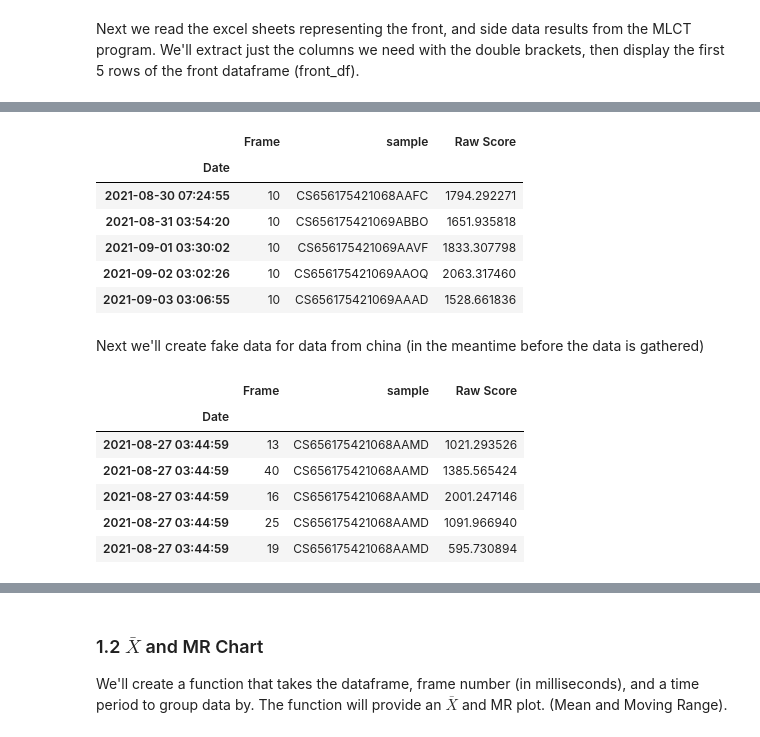
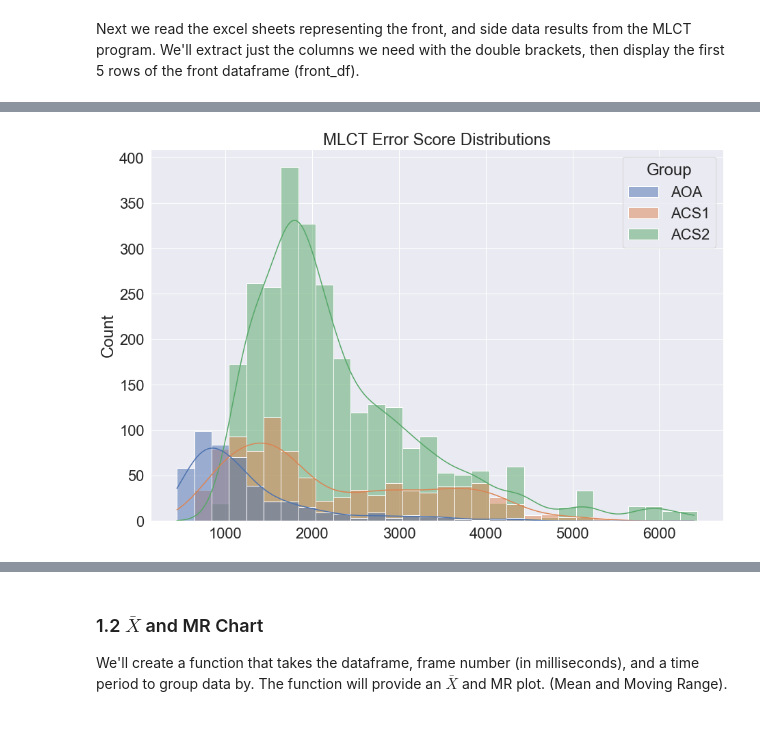
Before and after one commit to zacharynp/mlct_analysis, a Jupyter notebook: notebook.ipynb, the cells around one changed output, grey strips where cells are left out. Drawn from its saved outputs; the diff is of its cells as text; code cells hidden in the pictures.

```diff
--- a/notebook.ipynb
+++ b/notebook.ipynb
@@ -68,32 +146,23 @@ front_aoa_df[front_aoa_df['Frame'] == 10].head()
-# %%
-side_aoa_df[side_aoa_df['Frame'] == 10].head()
-# %% [output]
-|  | Frame | sample | Raw Score |
-| Date |  |  |  |
-| 2021-08-30 07:24:55 | 10 | CS656175421068AAFC | 1794.292271 |
-| 2021-08-31 03:54:20 | 10 | CS656175421069ABBO | 1651.935818 |
-| 2021-09-01 03:30:02 | 10 | CS656175421069AAVF | 1833.307798 |
-| 2021-09-02 03:02:26 | 10 | CS656175421069AAOQ | 2063.317460 |
-| 2021-09-03 03:06:55 | 10 | CS656175421069AAAD | 1528.661836 |
-# %% [markdown]
-Next we'll create fake data for data from china (in the meantime before the data is gathered)
-# %%
-# Copy the first datasets
-front_acs_df = front_aoa_df.copy()
-side_acs_df = side_aoa_df.copy()
-
-# Add random noise to scores
-noise_range = 1500
-front_acs_df['Raw Score'] = front_acs_df['Raw Score'] - noise_range/2 + np.random.randint(noise_range, size=len(front_acs_df))
-side_acs_df['Raw Score'] =  side_acs_df['Raw Score'] - noise_range/2 + np.random.randint(noise_range, size=len(side_acs_df))
-
-# Show preview
-front_acs_df.head()
-# %% [output]
-|  | Frame | sample | Raw Score |
-| Date |  |  |  |
-| 2021-08-27 03:44:59 | 13 | CS656175421068AAMD | 1021.293526 |
-| 2021-08-27 03:44:59 | 40 | CS656175421068AAMD | 1385.565424 |
-| 2021-08-27 03:44:59 | 16 | CS656175421068AAMD | 2001.247146 |
-| 2021-08-27 03:44:59 | 25 | CS656175421068AAMD | 1091.966940 |
-| 2021-08-27 03:44:59 | 19 | CS656175421068AAMD | 595.730894 |
+# %%
+this_df_c['Date'] = pd.to_datetime(this_df_c['Date']).dt.strftime('%Y-%m-%d')
+this_df_c['Part Number'] = this_df_c['partnumber']
+this_df_c['Frame (ms)'] = this_df_c['Frame']
+this_df_c['Sample ID'] = this_df_c['frm_name'].apply(lambda x: x.split('_')[0])
+this_df_c['MLCT Error Score'] = this_df_c['Score']
+this_df_c['MLCT Std Error Score'] = this_df_c['sigma']
+this_df_c['TS Rank'] = this_df_c['Rank']
+this_df = this_df_c[['Date', 'Facility', 'Group', 'Part Number', 'Frame (ms)', 'Sample ID', 'MLCT Error Score', 'MLCT Std Error Score', 'TS Rank', 'Rank_noisy']]
+# this_df.to_excel(r'C:\Temp\MLCT\Tesla PAB Videos\Analysis\TeslaAnalysis.xlsx', index=False)
+# %%
+fig, ax = plt.subplots(figsize=(15, 10))
+# new_df = this_df[['MLCT Error Score', 'Facility']].pivot(columns='Facility')
+new_df = this_df[['MLCT Error Score', 'Group']].pivot(columns='Group')
+new_df.columns = new_df.columns.droplevel(0)
+df = new_df[['AOA', 'ACS1', 'ACS2']]
+# df = new_df[['AOA', 'ACS']]
+sns.histplot(df, kde=True, binwidth=200, stat='count')
+plt.title('MLCT Error Score Distributions')
+# plt.xlabel('Error Score')
+plt.show()
+# %% [output]
+[figure, added]
```
Also changed, not shown: parts of 27 cells of this notebook, 13 other files.
